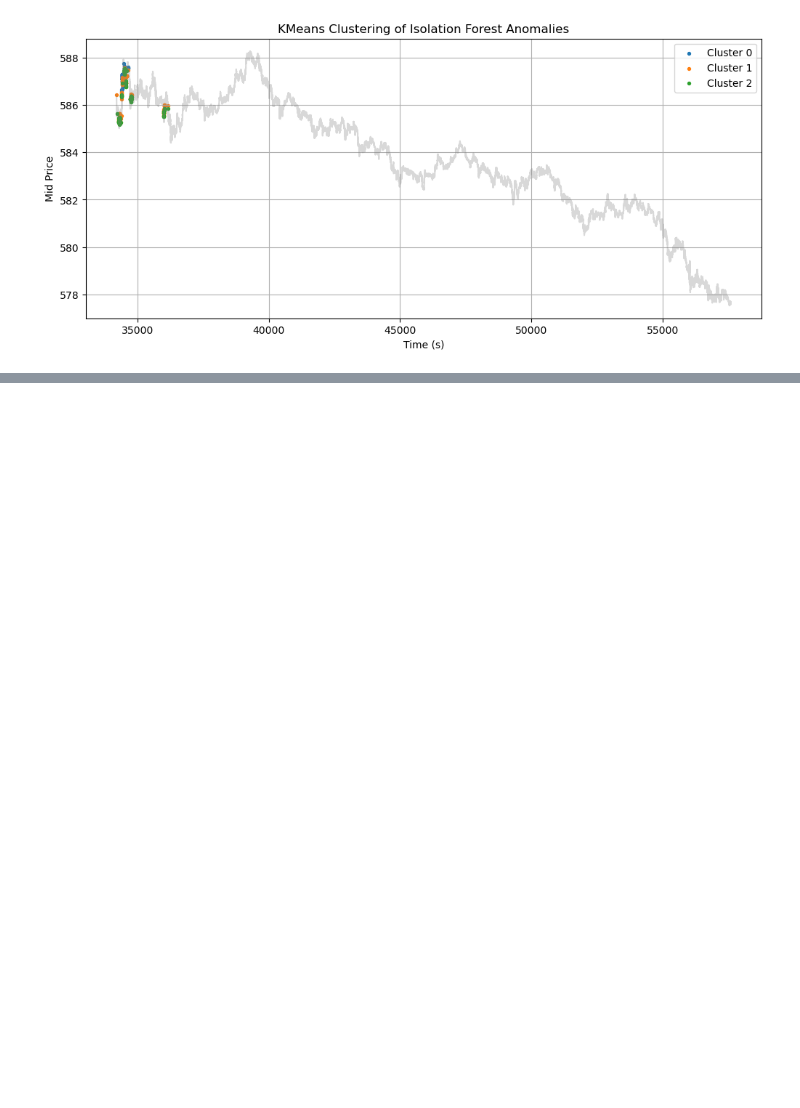
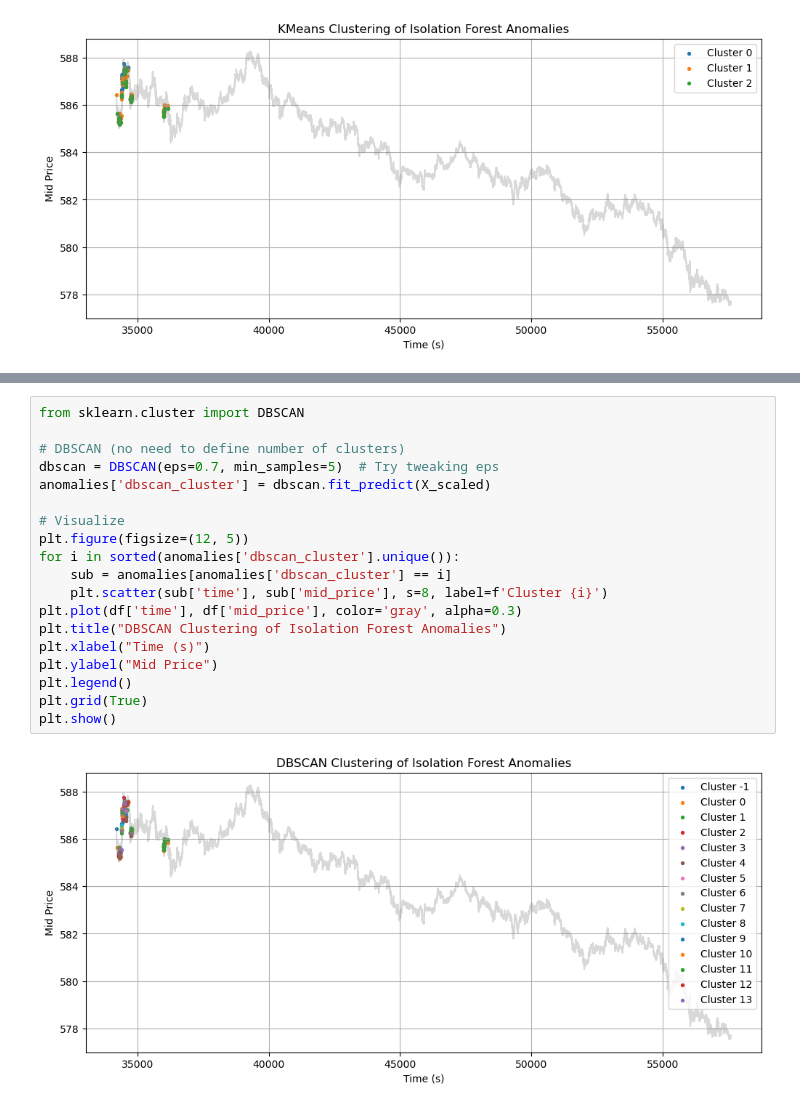
Before and after one commit to manika26/market-microstructure-analyzer, a Jupyter notebook: notebooks/03_model_training.ipynb, the cells around one changed output, grey strips where cells are left out. Saved outputs shown, nothing was run; the diff lists cells and outputs as text; blank space fills up the shorter version.

Commit message:
DBSCAN code implemented

```diff
--- a/notebooks/03_model_training.ipynb
+++ b/notebooks/03_model_training.ipynb
@@ -267,0 +260,21 @@ anomalies
+# %%
+from sklearn.cluster import DBSCAN
+
+# DBSCAN (no need to define number of clusters)
+dbscan = DBSCAN(eps=0.7, min_samples=5)  # Try tweaking eps
+anomalies['dbscan_cluster'] = dbscan.fit_predict(X_scaled)
+
+# Visualize
+plt.figure(figsize=(12, 5))
+for i in sorted(anomalies['dbscan_cluster'].unique()):
+    sub = anomalies[anomalies['dbscan_cluster'] == i]
+    plt.scatter(sub['time'], sub['mid_price'], s=8, label=f'Cluster {i}')
+plt.plot(df['time'], df['mid_price'], color='gray', alpha=0.3)
+plt.title("DBSCAN Clustering of Isolation Forest Anomalies")
+plt.xlabel("Time (s)")
+plt.ylabel("Mid Price")
+plt.legend()
+plt.grid(True)
+plt.show()
+# %% [output]
+[figure, added]
```
Also changed, not shown: parts of 4 cells of this notebook.
